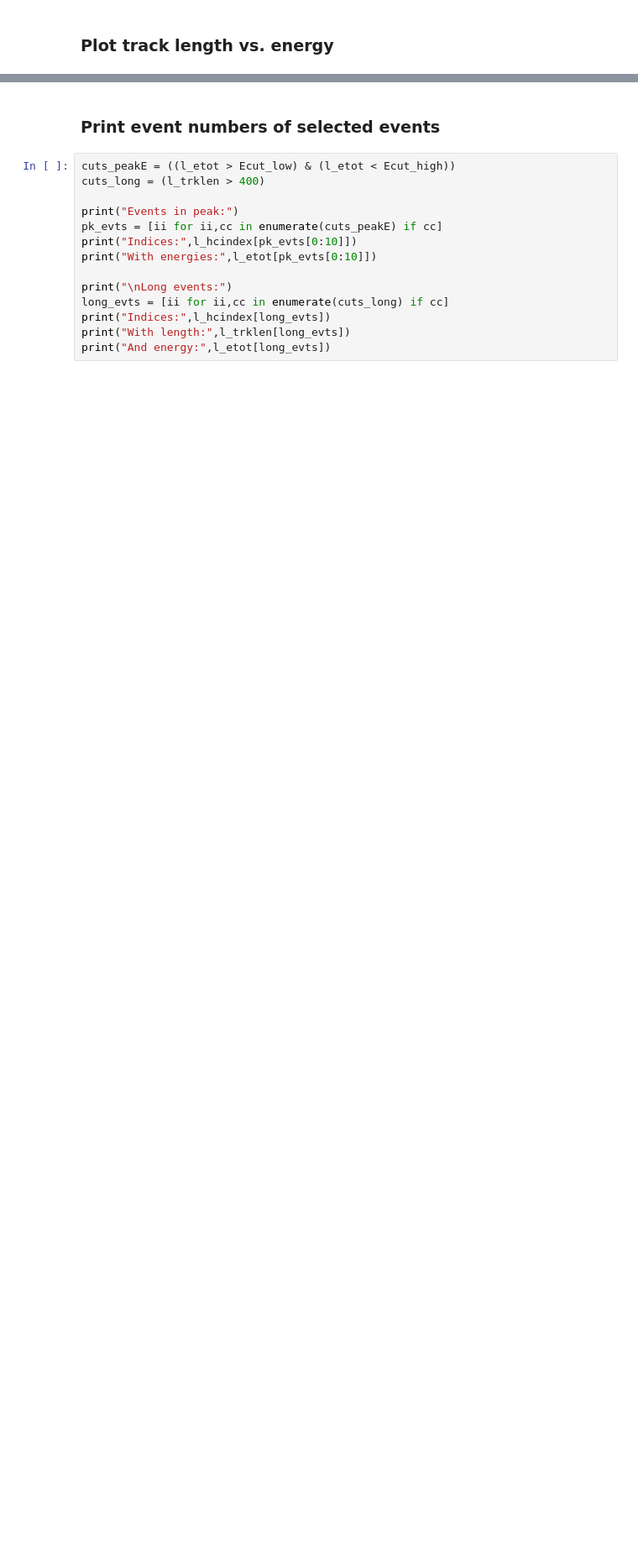
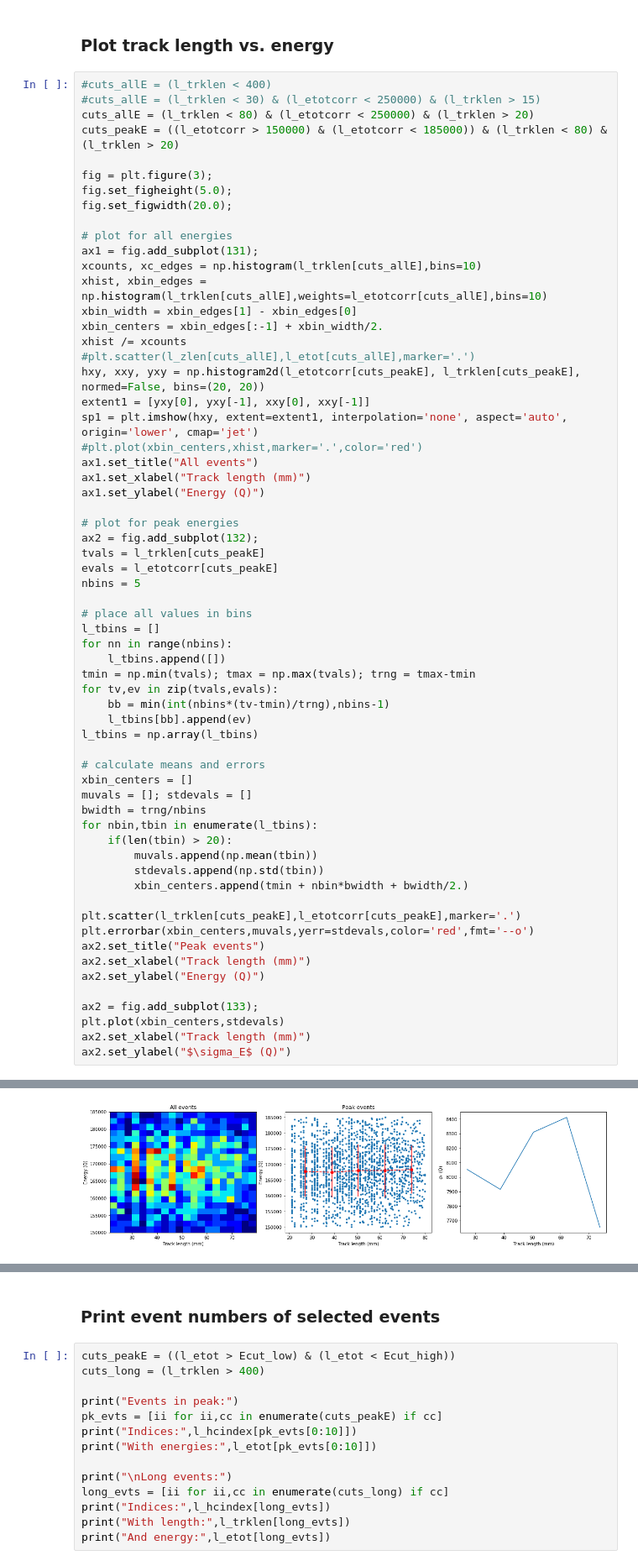
Before and after one commit to paolafer/ICARO, a Jupyter notebook: invisible_cities/utils/penthesilea_test.ipynb, the cells around one changed output, grey strips where cells are left out. Shown at 84% size. Saved outputs shown, nothing was run; the diff lists cells and outputs as text; blank space fills up the shorter version.

```diff
--- a/invisible_cities/utils/penthesilea_test.ipynb
+++ b/invisible_cities/utils/penthesilea_test.ipynb
@@ -281,2 +315,65 @@ plt.colorbar()
 # %% [markdown]
 ### Plot track length vs. energy
+# %%
+#cuts_allE = (l_trklen < 400)
+#cuts_allE = (l_trklen < 30) & (l_etotcorr < 250000) & (l_trklen > 15)
+cuts_allE = (l_trklen < 80) & (l_etotcorr < 250000) & (l_trklen > 20)
+cuts_peakE = ((l_etotcorr > 150000) & (l_etotcorr < 185000)) & (l_trklen < 80) & (l_trklen > 20)
+
+fig = plt.figure(3);
+fig.set_figheight(5.0);
+fig.set_figwidth(20.0);
+
+# plot for all energies
+ax1 = fig.add_subplot(131);
+xcounts, xc_edges = np.histogram(l_trklen[cuts_allE],bins=10)
+xhist, xbin_edges = np.histogram(l_trklen[cuts_allE],weights=l_etotcorr[cuts_allE],bins=10)
+xbin_width = xbin_edges[1] - xbin_edges[0]
+xbin_centers = xbin_edges[:-1] + xbin_width/2.
+xhist /= xcounts
+#plt.scatter(l_zlen[cuts_allE],l_etot[cuts_allE],marker='.')
+hxy, xxy, yxy = np.histogram2d(l_etotcorr[cuts_peakE], l_trklen[cuts_peakE], normed=False, bins=(20, 20))
+extent1 = [yxy[0], yxy[-1], xxy[0], xxy[-1]]
+sp1 = plt.imshow(hxy, extent=extent1, interpolation='none', aspect='auto', origin='lower', cmap='jet')
+#plt.plot(xbin_centers,xhist,marker='.',color='red')
+ax1.set_title("All events")
+ax1.set_xlabel("Track length (mm)")
+ax1.set_ylabel("Energy (Q)")
+
+# plot for peak energies
+ax2 = fig.add_subplot(132);
+tvals = l_trklen[cuts_peakE]
+evals = l_etotcorr[cuts_peakE]
+nbins = 5
+
+# place all values in bins
+l_tbins = []
+for nn in range(nbins):
+    l_tbins.append([])
+tmin = np.min(tvals); tmax = np.max(tvals); trng = tmax-tmin
+for tv,ev in zip(tvals,evals):
+    bb = min(int(nbins*(tv-tmin)/trng),nbins-1)
+    l_tbins[bb].append(ev)
+l_tbins = np.array(l_tbins)
+
+# calculate means and errors
+xbin_centers = []
+muvals = []; stdevals = []
+bwidth = trng/nbins
+for nbin,tbin in enumerate(l_tbins):
+    if(len(tbin) > 20):
+        muvals.append(np.mean(tbin))
+        stdevals.append(np.std(tbin))
+        xbin_centers.append(tmin + nbin*bwidth + bwidth/2.)
+
+plt.scatter(l_trklen[cuts_peakE],l_etotcorr[cuts_peakE],marker='.')
+plt.errorbar(xbin_centers,muvals,yerr=stdevals,color='red',fmt='--o')
+ax2.set_title("Peak events")
+ax2.set_xlabel("Track length (mm)")
+ax2.set_ylabel("Energy (Q)")
+
+ax2 = fig.add_subplot(133);
+plt.plot(xbin_centers,stdevals)
+ax2.set_xlabel("Track length (mm)")
+ax2.set_ylabel("$\sigma_E$ (Q)")
+# %% [output]
@@ -283,3 +381,4 @@ plt.colorbar()
+[figure, added]
 # %%
 cuts_allE = (l_trklen < 400)
 cuts_peakE = ((l_etot > Ecut_low) & (l_etot < Ecut_high))
```
Also changed, not shown: parts of 18 cells of this notebook.
